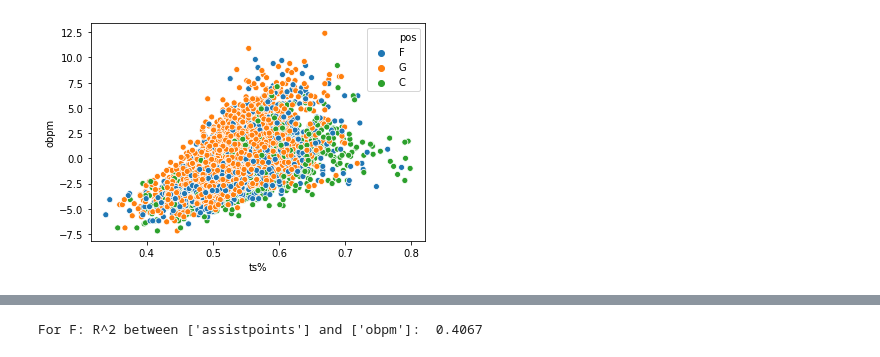
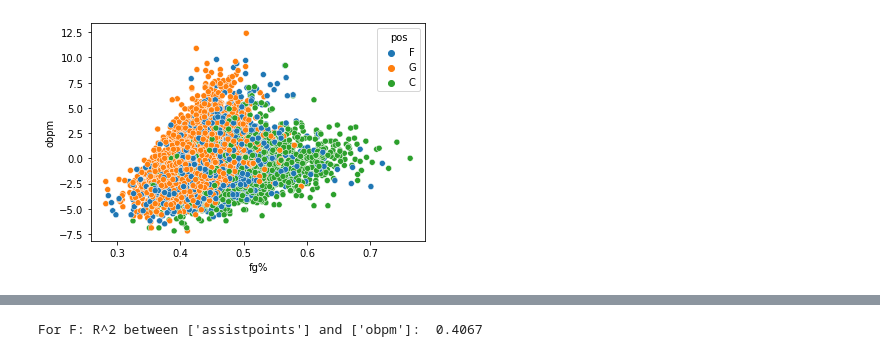
Before and after one commit to MAhram1/INFO-2950-Project, a Jupyter notebook: NBA_Data_Analysis.ipynb, the cells around one changed output, grey strips where cells are left out. Drawn from its saved outputs; the diff is of its cells as text; code cells hidden in the pictures.

```diff
--- a/NBA_Data_Analysis.ipynb
+++ b/NBA_Data_Analysis.ipynb
@@ -102 +130,4 @@ nba = nba.replace({'team':{
+# %%
+# Adding percentage of games started
+nba.insert(6,'gs%',(nba.gs/nba.g).round(decimals=3))
 # %%
@@ -194,11 +296,11 @@ nba.head()
 # %%
-# OBPM - Just getting ideas down, nothing great yet
+# OBPM Scatter
 sns.scatterplot(
-    x = nba.loc[:,'ts%'],
+    x = nba.loc[:,'fg%'],
     y = nba.loc[:,'obpm'],
     hue = nba.pos
 )
 plt.show()
 # %% [output]
-[figure, old version]
+[figure, new version]
 # %%
```
Also changed, not shown: parts of 47 cells of this notebook.
